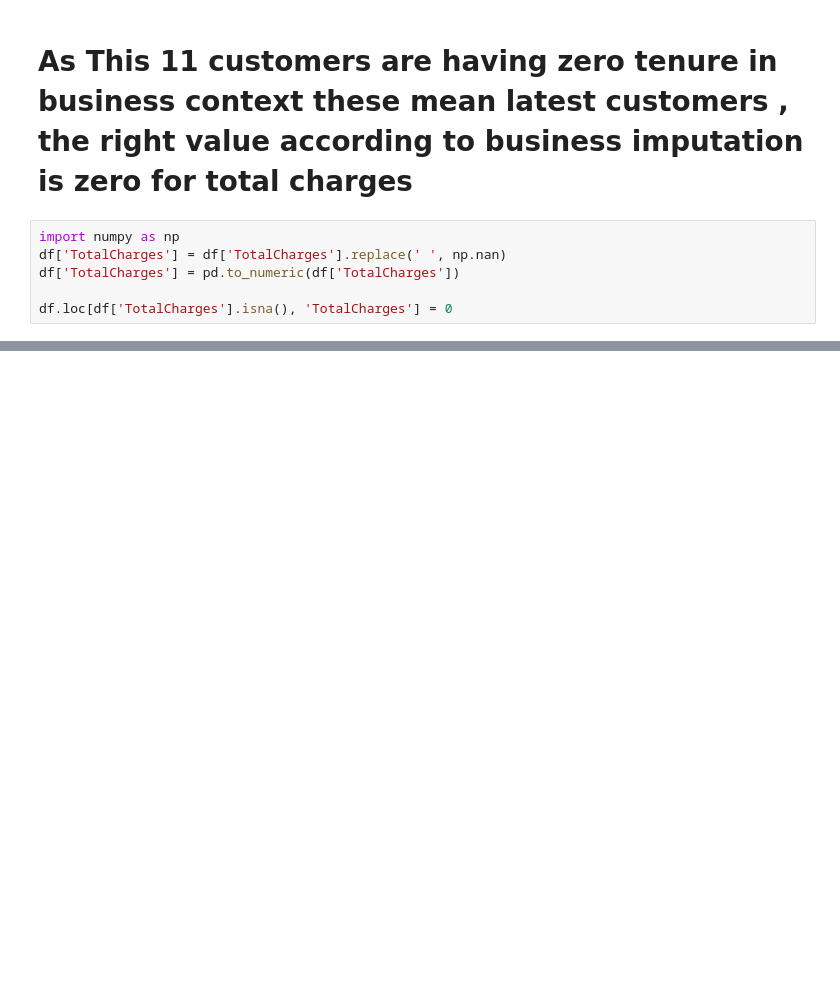
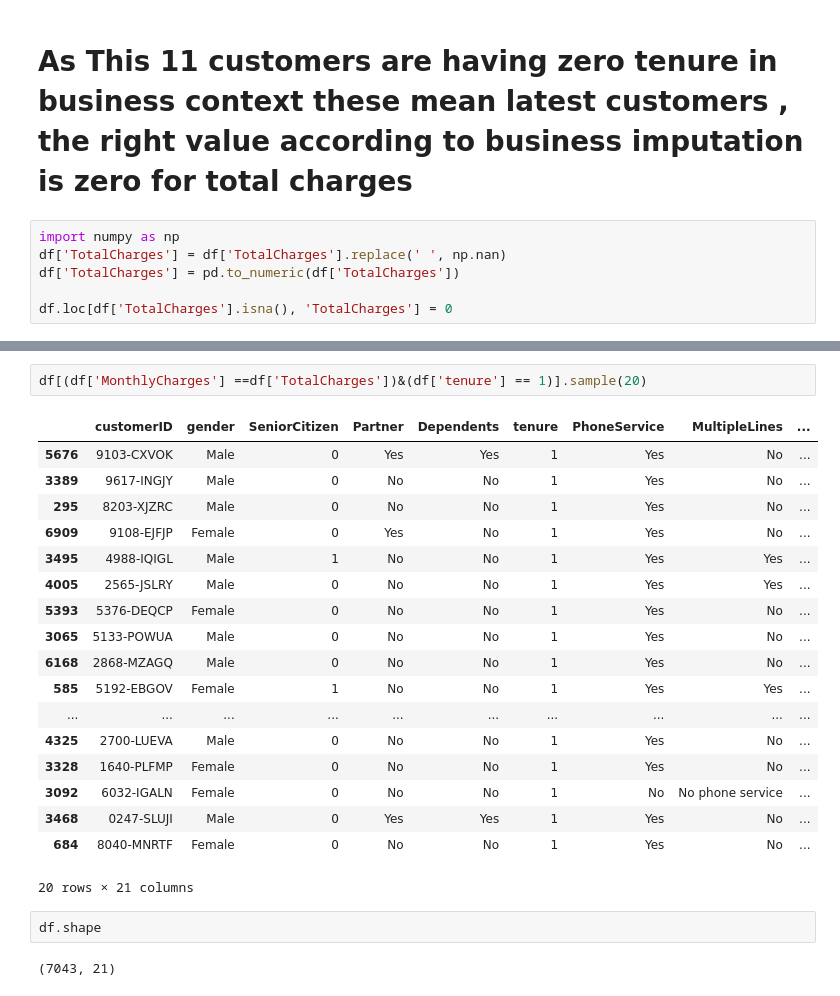
Before and after one commit to shabdswaroopchalla/telecom-customer-intelligence, a Jupyter notebook: notebooks/Data_Cleaning.ipynb, the cells around one changed output, grey strips where cells are left out. Drawn from its saved outputs; the diff is of its cells as text; blank space fills up the shorter version.

```diff
--- a/notebooks/Data_Cleaning.ipynb
+++ b/notebooks/Data_Cleaning.ipynb
@@ -96,0 +181,25 @@ df.loc[df['TotalCharges'].isna(), 'TotalCharges'] = 0
+# %%
+df[(df['MonthlyCharges'] ==df['TotalCharges'])&(df['tenure'] == 1)].sample(20)
+# %% [output]
+|  | customerID | gender | SeniorCitizen | Partner | Dependents | tenure | PhoneService | MultipleLines | ... |
+| 5676 | 9103-CXVOK | Male | 0 | Yes | Yes | 1 | Yes | No | ... |
+| 3389 | 9617-INGJY | Male | 0 | No | No | 1 | Yes | No | ... |
+| 295 | 8203-XJZRC | Male | 0 | No | No | 1 | Yes | No | ... |
+| 6909 | 9108-EJFJP | Female | 0 | Yes | No | 1 | Yes | No | ... |
+| 3495 | 4988-IQIGL | Male | 1 | No | No | 1 | Yes | Yes | ... |
+| 4005 | 2565-JSLRY | Male | 0 | No | No | 1 | Yes | Yes | ... |
+| 5393 | 5376-DEQCP | Female | 0 | No | No | 1 | Yes | No | ... |
+| 3065 | 5133-POWUA | Male | 0 | No | No | 1 | Yes | No | ... |
+| 6168 | 2868-MZAGQ | Male | 0 | No | No | 1 | Yes | No | ... |
+| 585 | 5192-EBGOV | Female | 1 | No | No | 1 | Yes | Yes | ... |
+| ... | ... | ... | ... | ... | ... | ... | ... | ... | ... |
+| 4325 | 2700-LUEVA | Male | 0 | No | No | 1 | Yes | No | ... |
+| 3328 | 1640-PLFMP | Female | 0 | No | No | 1 | Yes | No | ... |
+| 3092 | 6032-IGALN | Female | 0 | No | No | 1 | No | No phone service | ... |
+| 3468 | 0247-SLUJI | Male | 0 | Yes | Yes | 1 | Yes | No | ... |
+| 684 | 8040-MNRTF | Female | 0 | No | No | 1 | Yes | No | ... |
+20 rows × 21 columns
+# %%
+df.shape
+# %% [output]
+(7043, 21)
```
Also changed, not shown: parts of 11 cells of this notebook, 1 other file.
